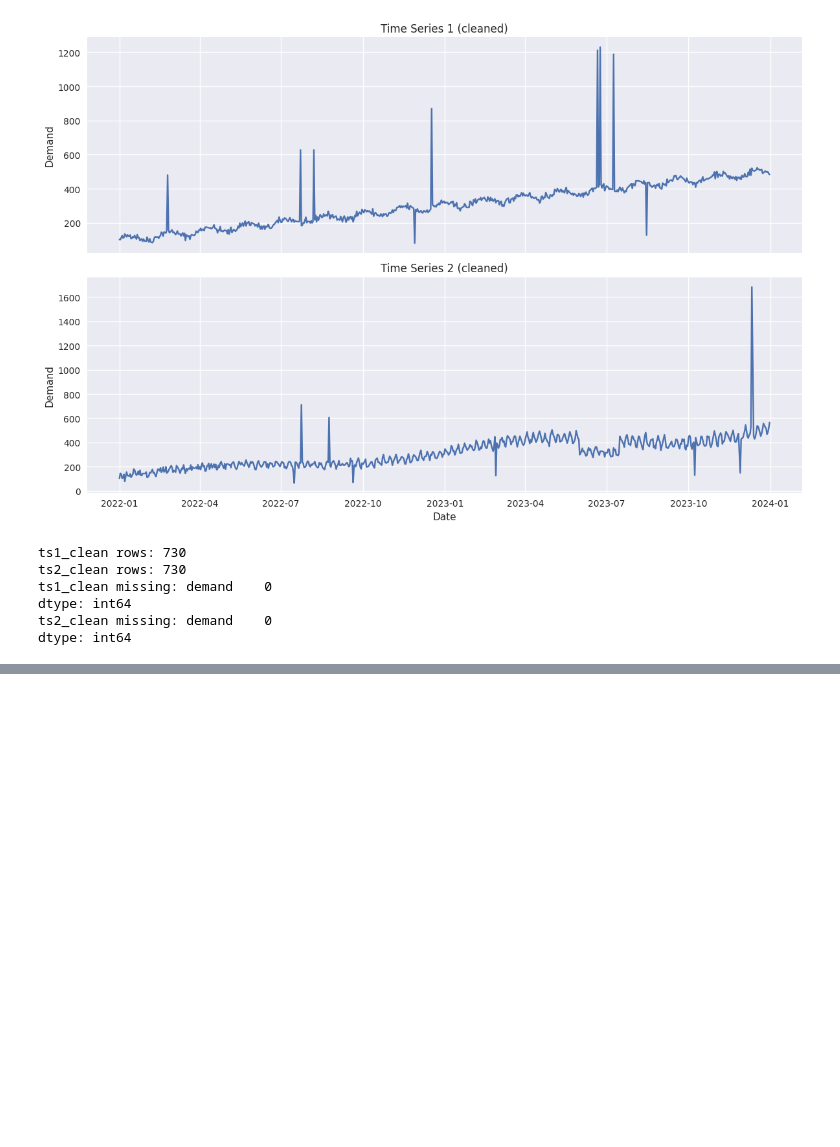
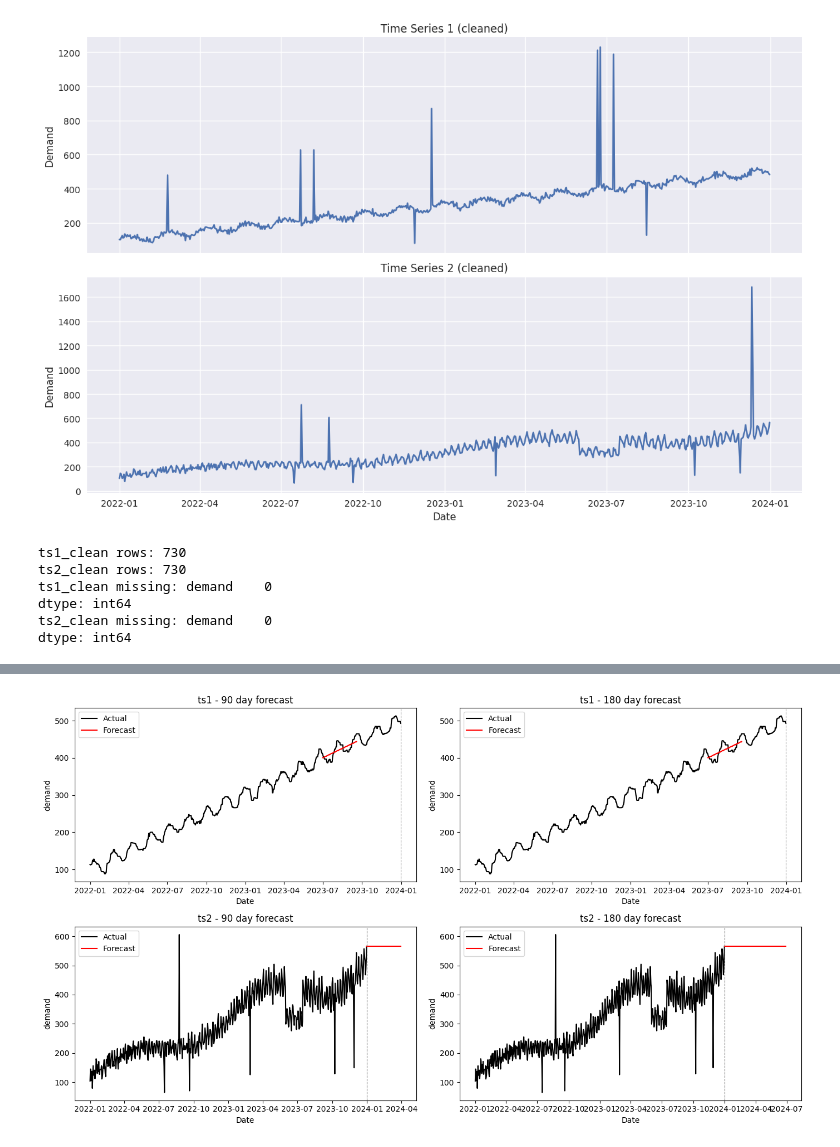
Before and after one commit to SGRhea/SGRhea.github.io, a Jupyter notebook: ts_clean_rhea.ipynb, the cells around one changed output, grey strips where cells are left out. Saved outputs shown, nothing was run; the diff lists cells and outputs as text; code cells hidden in the pictures; blank space fills up the shorter version.

Commit message:
Add forecasts and plots for ts1 and ts2

```diff
--- a/ts_clean_rhea.ipynb
+++ b/ts_clean_rhea.ipynb
@@ -113,0 +309,70 @@ dtype: int64
+# %%
+import pandas as pd
+import matplotlib.pyplot as plt
+
+# Load cleaned actuals
+ts1 = pd.read_csv("ts1_clean_rhea.csv", parse_dates=["date"]).sort_values("date")
+ts2 = pd.read_csv("ts2_clean_rhea.csv", parse_dates=["date"]).sort_values("date")
+
+# Load predictions
+ts1_90 = pd.read_csv("ts1_preds_90rhea.csv", parse_dates=["date"])
+ts1_180 = pd.read_csv("ts1_preds_180rhea.csv", parse_dates=["date"])
+ts2_90 = pd.read_csv("ts2_preds_90rhea.csv", parse_dates=["date"])
+ts2_180 = pd.read_csv("ts2_preds_180rhea.csv", parse_dates=["date"])
+
+# If your target column is not named 'demand', change this:
+target_col = "demand"
+
+last_ts1_date = ts1["date"].max()
+last_ts2_date = ts2["date"].max()
+
+fig, axes = plt.subplots(2, 2, figsize=(14, 8))
+
+# --- ts1 90-day ---
+ax = axes[0, 0]
+ax.plot(ts1["date"], ts1[target_col], color="black", label="Actual")
+ax.plot(ts1_90["date"], ts1_90["y_pred"], color="red", label="Forecast")
+ax.axvline(last_ts1_date, color="gray", linestyle="--", linewidth=0.8)
+ax.set_title("ts1 - 90 day forecast")
+ax.set_xlabel("Date")
+ax.set_ylabel(target_col)
+ax.legend()
+
+# --- ts1 180-day ---
+ax = axes[0, 1]
+ax.plot(ts1["date"], ts1[target_col], color="black", label="Actual")
+ax.plot(ts1_180["date"], ts1_180["y_pred"], color="red", label="Forecast")
+ax.axvline(last_ts1_date, color="gray", linestyle="--", linewidth=0.8)
+ax.set_title("ts1 - 180 day forecast")
+ax.set_xlabel("Date")
+ax.set_ylabel(target_col)
+ax.legend()
+
+# --- ts2 90-day ---
+ax = axes[1, 0]
+ax.plot(ts2["date"], ts2[target_col], color="black", label="Actual")
+ax.plot(ts2_90["date"], ts2_90["y_pred"], color="red", label="Forecast")
+ax.axvline(last_ts2_date, color="gray", linestyle="--", linewidth=0.8)
+ax.set_title("ts2 - 90 day forecast")
+ax.set_xlabel("Date")
+ax.set_ylabel(target_col)
+ax.legend()
+
+# --- ts2 180-day ---
+ax = axes[1, 1]
+ax.plot(ts2["date"], ts2[target_col], color="black", label="Actual")
+ax.plot(ts2_180["date"], ts2_180["y_pred"], color="red", label="Forecast")
+ax.axvline(last_ts2_date, color="gray", linestyle="--", linewidth=0.8)
+ax.set_title("ts2 - 180 day forecast")
+ax.set_xlabel("Date")
+ax.set_ylabel(target_col)
+ax.legend()
+
+plt.tight_layout()
+
+# Save the 4-panel figure
+fig.savefig("ts_clean_plots_rhea.png", dpi=300)
+# Optional extra format
+fig.savefig("ts_clean_plots_rhea.pdf")
+# %% [output]
+[figure, added]
```
Also changed, not shown: parts of 8 cells of this notebook, 8 other files.
